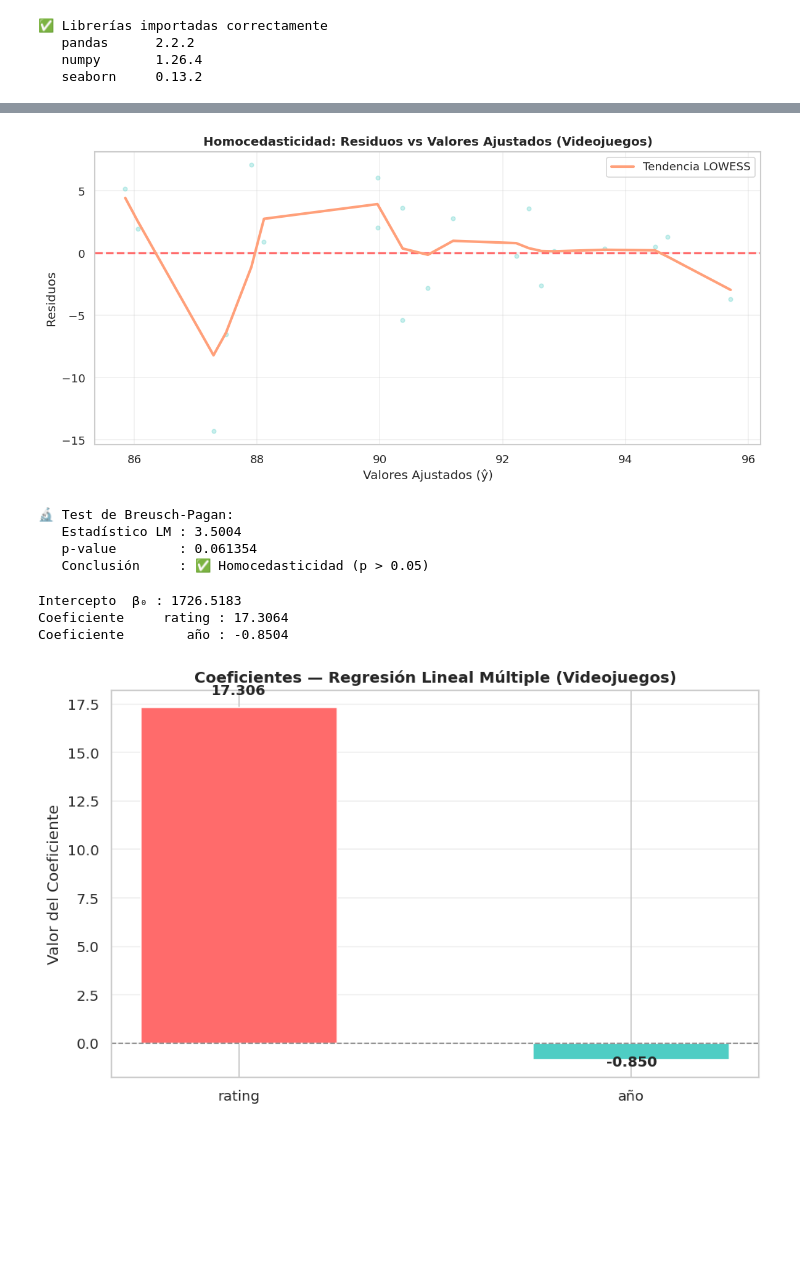
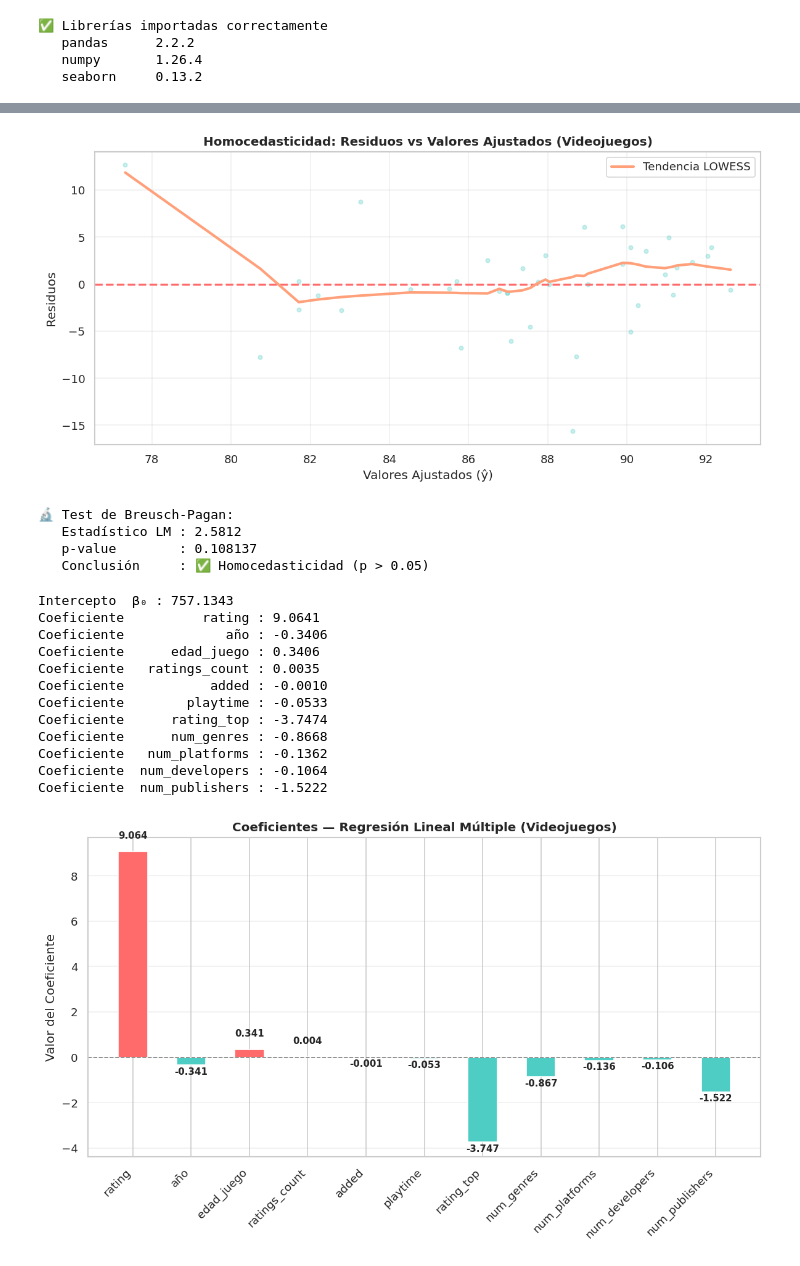
Before and after one commit to Oscarsl10/Grupo7_Caicedo_Sierra, a Jupyter notebook: 06-JupyterNotebook_Proyecto/Etl_Proyecto/notebooks/regresion_videojuegos.ipynb, the cells around one changed output, grey strips where cells are left out. Drawn from its saved outputs; the diff is of its cells as text; code cells hidden in the pictures; blank space fills up the shorter version.

```diff
--- a/06-JupyterNotebook_Proyecto/Etl_Proyecto/notebooks/regresion_videojuegos.ipynb
+++ b/06-JupyterNotebook_Proyecto/Etl_Proyecto/notebooks/regresion_videojuegos.ipynb
@@ -69,9 +78,28 @@ df.head()
 # %%
-# ── CELDA 3: Inspección del DataFrame ────────────────────────
+# ── CELDA 3: Inspección del DataFrame ────────────────────
 
 df["fecha_lanzamiento"] = pd.to_datetime(df["fecha_lanzamiento"], errors="coerce")
 df["rating"] = pd.to_numeric(df["rating"], errors="coerce")
 df["metacritic"] = pd.to_numeric(df["metacritic"], errors="coerce")
+df["ratings_count"] = pd.to_numeric(df["ratings_count"], errors="coerce")
+df["added"] = pd.to_numeric(df["added"], errors="coerce")
+df["playtime"] = pd.to_numeric(df["playtime"], errors="coerce")
+df["rating_top"] = pd.to_numeric(df["rating_top"], errors="coerce")
+
+# Procesar listas JSON
+import json
+df["platforms"] = df["platforms"].apply(lambda x: json.loads(x) if pd.notna(x) else [])
+df["genres"] = df["genres"].apply(lambda x: json.loads(x) if pd.notna(x) else [])
+df["developers"] = df["developers"].apply(lambda x: json.loads(x) if pd.notna(x) else [])
+df["publishers"] = df["publishers"].apply(lambda x: json.loads(x) if pd.notna(x) else [])
+
+# Derivar variables
+df["año"] = df["fecha_lanzamiento"].dt.year
+df["edad_juego"] = 2024 - df["año"]  # Asumiendo año actual 2024
+df["num_genres"] = df["genres"].apply(len)
+df["num_platforms"] = df["platforms"].apply(len)
+df["num_developers"] = df["developers"].apply(len)
+df["num_publishers"] = df["publishers"].apply(len)
 
 print("=" * 50)
 print("  INFORMACIÓN GENERAL DEL DATASET")
@@ -522,19 +568,18 @@ if lm_p > 0.05:
 else:
     print("   Conclusión     : ⚠️ Heterocedasticidad detectada (p ≤ 0.05)")
 # %% [output]
-[figure, old version]
+[figure, new version]
 🔬 Test de Breusch-Pagan:
-   Estadístico LM : 3.5004
-   p-value        : 0.061354
+   Estadístico LM : 2.5812
+   p-value        : 0.108137
    Conclusión     : ✅ Homocedasticidad (p > 0.05)
 # %%
 # ── CELDA 16: Preparación y entrenamiento — modelo múltiple ──
 
 # Crear variable año
 df_model_multi = df.dropna(subset=['rating', 'metacritic', 'fecha_lanzamiento']).copy()
-df_model_multi['año'] = df_model_multi['fecha_lanzamiento'].dt.year
 
-FEATURES = ['rating', 'año']
+FEATURES = ['rating', 'año', 'edad_juego', 'ratings_count', 'added', 'playtime', 'rating_top', 'num_genres', 'num_platforms', 'num_developers', 'num_publishers']
 
 X_multi = df_model_multi[FEATURES].values
 y       = df_model_multi['metacritic'].values
@@ -554,45 +599,55 @@ y_pred_multi = modelo_multi.predict(X_test_m)
 print(f"Intercepto  β₀ : {modelo_multi.intercept_:.4f}")
 
 for feat, coef in zip(FEATURES, modelo_multi.coef_):
-    print(f"Coeficiente {feat:>10} : {coef:.4f}")
+    print(f"Coeficiente {feat:>15} : {coef:.4f}")
 # %% [output]
-Intercepto  β₀ : 1726.5183
-Coeficiente     rating : 17.3064
-Coeficiente        año : -0.8504
+Intercepto  β₀ : 757.1343
+Coeficiente          rating : 9.0641
+Coeficiente             año : -0.3406
+Coeficiente      edad_juego : 0.3406
+Coeficiente   ratings_count : 0.0035
+Coeficiente           added : -0.0010
+Coeficiente        playtime : -0.0533
+Coeficiente      rating_top : -3.7474
+Coeficiente      num_genres : -0.8668
+Coeficiente   num_platforms : -0.1362
+Coeficiente  num_developers : -0.1064
+Coeficiente  num_publishers : -1.5222
 # %%
 # ── CELDA 17: Gráfica de coeficientes ────────────────────────
 
 colores = ['#ff6b6b' if c > 0 else '#4ecdc4' for c in modelo_multi.coef_]
 
-fig, ax = plt.subplots(figsize=(8, 5))
+fig, ax = plt.subplots(figsize=(10, 6))
 
 bars = ax.bar(FEATURES, modelo_multi.coef_,
               color=colores, edgecolor='white', width=0.5)
 
 ax.axhline(0, color='gray', linestyle='--', linewidth=1)
 
 ax.set_title('Coeficientes — Regresión Lineal Múltiple (Videojuegos)',
              fontsize=12, fontweight='bold')
 ax.set_ylabel('Valor del Coeficiente')
+ax.set_xticklabels(FEATURES, rotation=45, ha='right')
 
 for bar, coef in zip(bars, modelo_multi.coef_):
     offset = 0.5 if coef >= 0 else -0.5
     ax.text(bar.get_x() + bar.get_width() / 2,
             bar.get_height() + offset,
             f'{coef:.3f}',
             ha='center',
             va='bottom',
-            fontsize=11,
+            fontsize=9,
             fontweight='bold')
 
 ax.grid(axis='y', alpha=0.3)
 
 plt.tight_layout()
 plt.savefig('../data/graficas/coeficientes_multi_videojuegos.png',
             dpi=150, bbox_inches='tight')
 plt.show()
 # %% [output]
-[figure, old version]
+[figure, new version]
 # %%
 # ── CELDA 18: Métricas — modelo múltiple ─────────────────────
 
```
Also changed, not shown: parts of 20 cells of this notebook, 9 other files.
